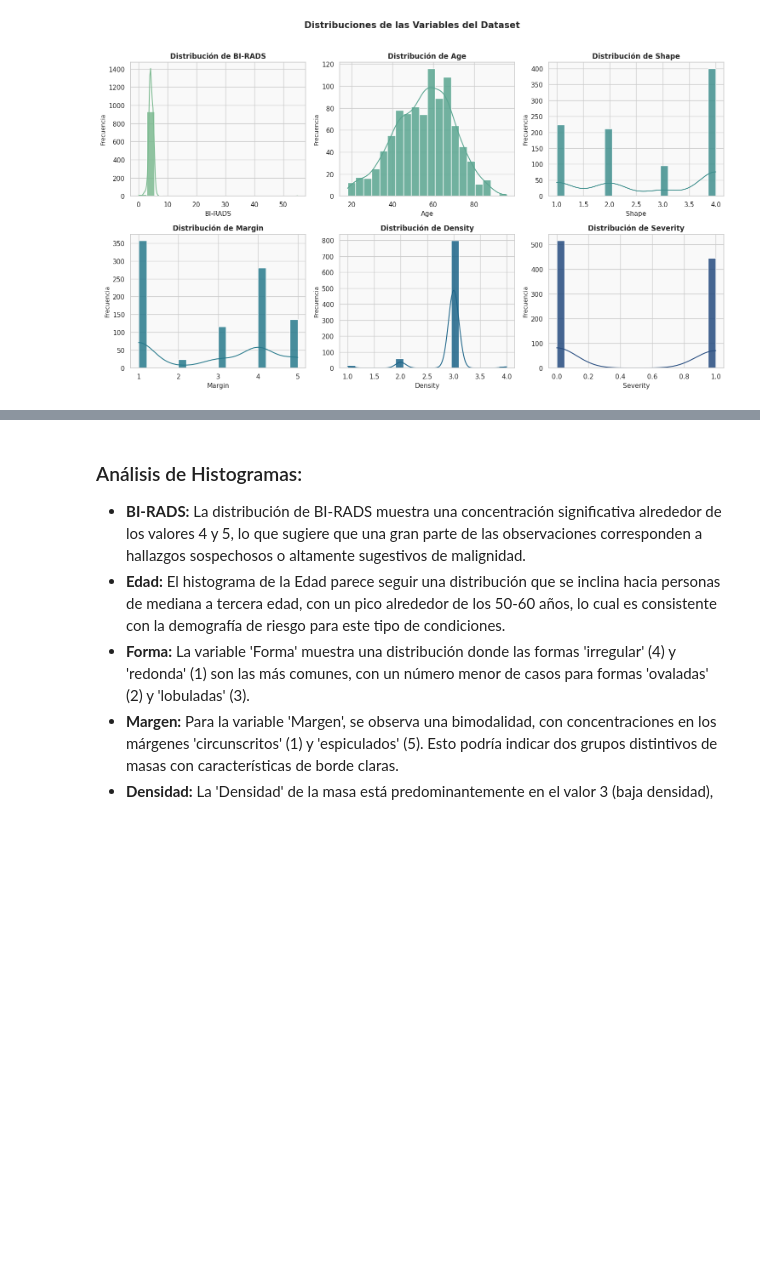
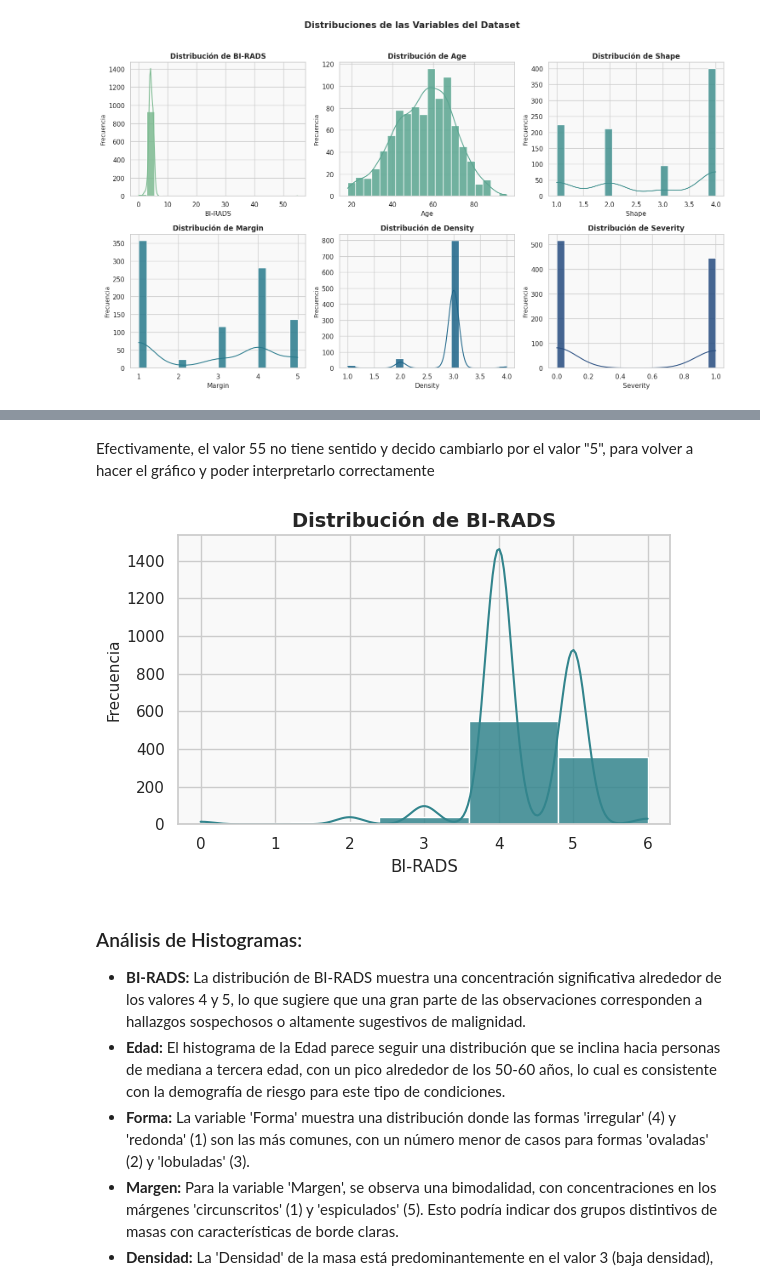
Before and after one commit to luciosjodin/AprendizajeAutomatico1, a Jupyter notebook: TP3_AA1_clasificación_Sjödin_Lucio.ipynb, the cells around one changed output, grey strips where cells are left out. Saved outputs shown, nothing was run; the diff lists cells and outputs as text; code cells hidden in the pictures; blank space fills up the shorter version.

```diff
--- a/TP3_AA1_clasificación_Sjödin_Lucio.ipynb
+++ b/TP3_AA1_clasificación_Sjödin_Lucio.ipynb
@@ -161,0 +185,2 @@ plt.show()
+# %% [markdown]
+Efectivamente, el valor 55 no tiene sentido y decido cambiarlo por el valor "5", para volver a hacer el gráfico y poder interpretarlo correctamente
@@ -162,3 +190,39 @@ plt.show()
+# %%
+import matplotlib.pyplot as plt
+import seaborn as sns
+
+# Estilo visual
+sns.set_theme(style="whitegrid", palette="muted")
+
+# Crear figura
+plt.figure(figsize=(6,4))
+
+# Color consistente con el estilo general
+color = sns.color_palette("crest", 1)[0]
+
+# Histograma estilizado
+sns.histplot(
+    data=df,
+    x="BI-RADS",
+    kde=True,
+    bins=5,
+    color=color,
+    edgecolor="white",
+    alpha=0.85
+)
+
+# Títulos y etiquetas
+plt.title("Distribución de BI-RADS", fontsize=14, weight="bold")
+plt.xlabel("BI-RADS", fontsize=12)
+plt.ylabel("Frecuencia", fontsize=11)
+
+# Fondo consistente
+plt.gca().set_facecolor("#f9f9f9")
+
+plt.tight_layout()
+plt.show()
+# %% [output]
+[figure, added]
 # %% [markdown]
 ### Análisis de Histogramas:
 
```
Also changed, not shown: parts of 31 cells of this notebook.
